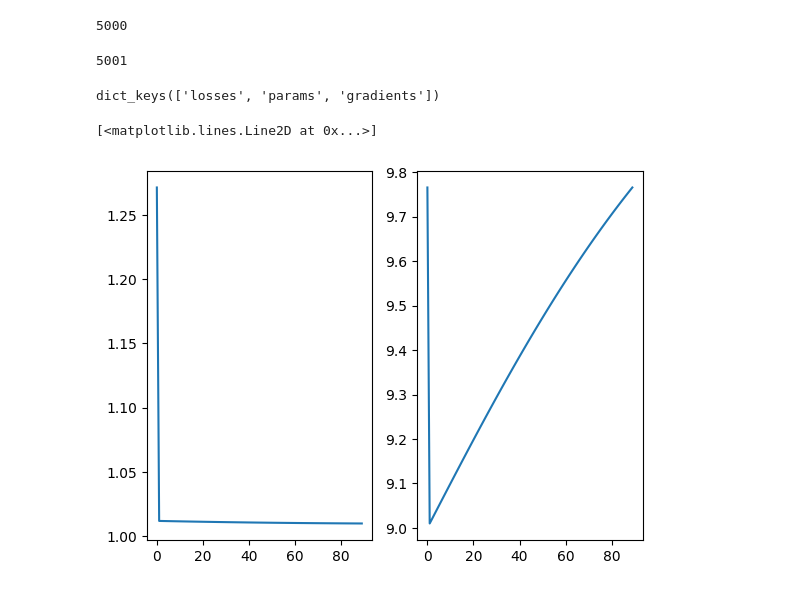
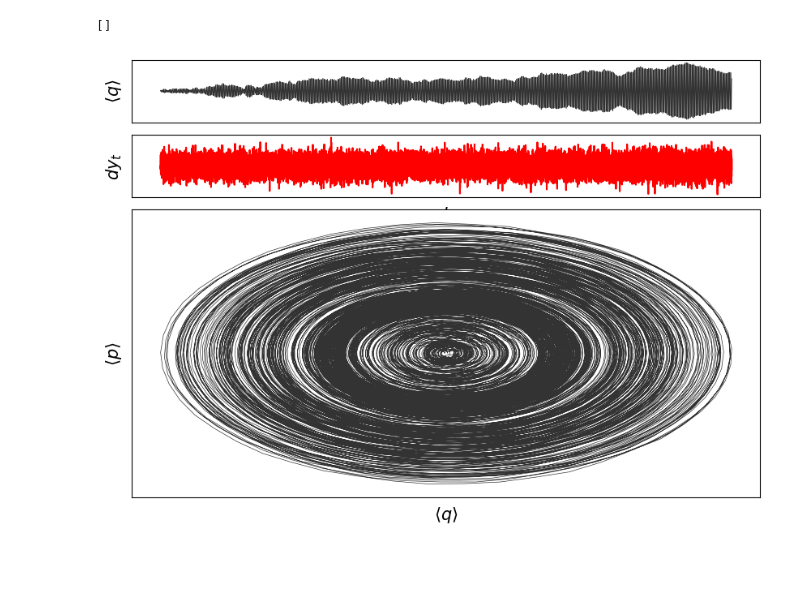
Before and after one commit to matibilkis/qmon-sindy, a Jupyter notebook: analysis/load_data_estimation_freq.ipynb, the cells around one changed output. Drawn from its saved outputs; the diff is of its cells as text; code cells hidden in the pictures; blank space fills up the shorter version.

```diff
--- a/analysis/load_data_estimation_freq.ipynb
+++ b/analysis/load_data_estimation_freq.ipynb
@@ -31,8 +28,0 @@ x.shape
-# %%
-int(len(x)/8)*8
-# %% [output]
-5000
-# %%
-len(times)
-# %% [output]
-5001
@@ -41,12 +29,30 @@ history = load_history(itraj=itraj, exp_path=exp_path, what="estimate_freq")
-# %%
-history.keys()
-# %% [output]
-dict_keys(['losses', 'params', 'gradients'])
-# %%
-ax=plt.subplot(121)
-ax.plot(np.stack(history["losses"]))
-ax=plt.subplot(122)
-ax.plot(np.stack(history["params"]))
-# %% [output]
-[<matplotlib.lines.Line2D at 0x...>]
-[figure, removed]
+# %%
+SS=15
+fig=plt.figure(figsize=(10,7))
+fig.tight_layout()
+#ax=plt.subplot(111)
+ax=plt.subplot2grid((6,1),(0,0))
+ax.plot(times,x[:,0],color="black", linewidth=0.5, alpha=0.8)
+ax.set_ylabel(r'$\langle q\rangle$',size=SS)
+ax.set_xticks([])
+ax.set_yticks([])
+
+ax=plt.subplot2grid((6,1),(1,0))
+ax.plot(times,dy[:,0], color="red")
+ax.set_ylabel(r'$dy_t$',size=SS)
+ax.set_xticks([])
+ax.set_yticks([])
+ax.set_xlabel(r'$t$',size=SS)
+
+ax=plt.subplot2grid((6,1),(2,0),rowspan=4)
+ax.plot(x[:,1],x[:,0], color="black", linewidth=0.5, alpha=0.8)
+ax.set_xlabel(r'$\langle q\rangle$',size=SS)
+ax.set_ylabel(r'$\langle p\rangle$',size=SS)
+ax.set_xticks([])
+ax.set_yticks([])
+
+#os.makedirs("results/",exist_ok=True)
+#plt.savefig("results/talk.png")
+# %% [output]
+[]
+[figure, added]
```
Also changed, not shown: parts of 10 cells of this notebook, 5 other files.
